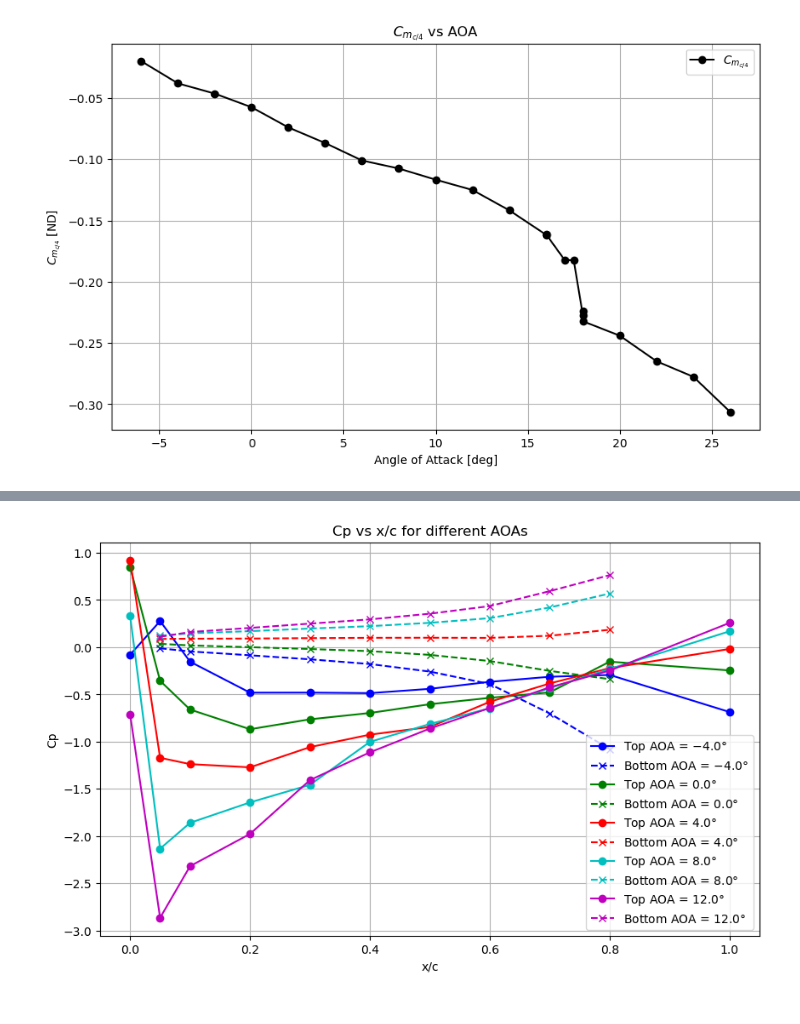
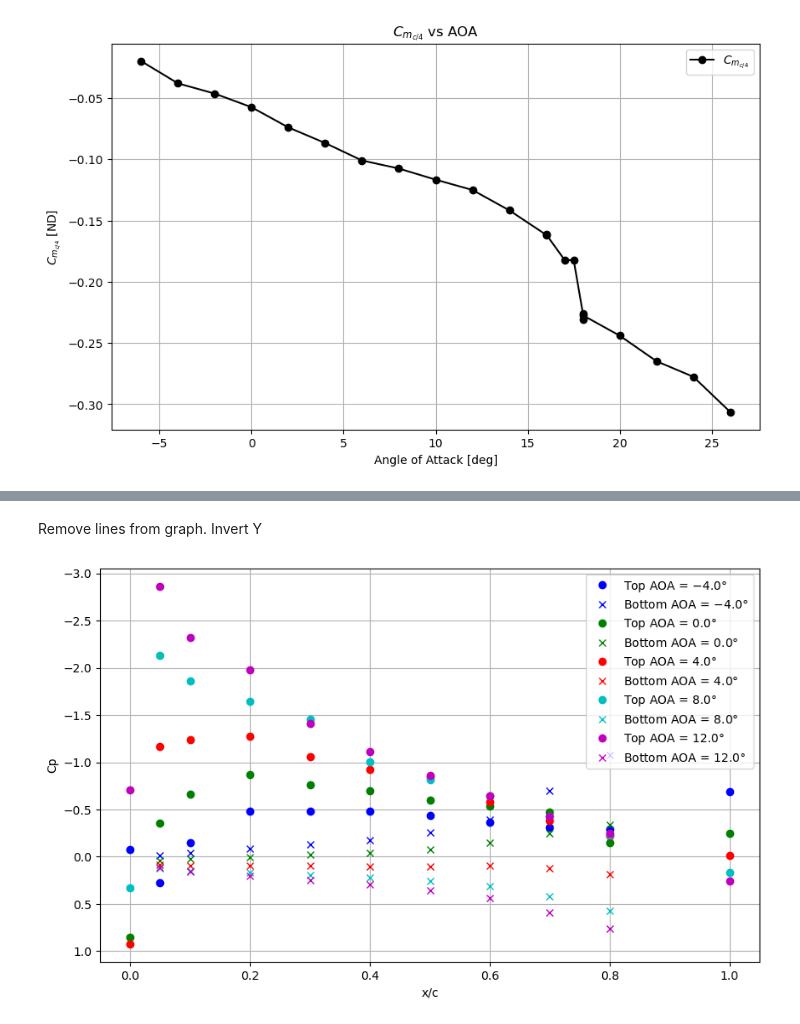
Before and after one commit to insfyre/ae460-fa24-abx, a Jupyter notebook: lab2/calculations.ipynb, the cells around one changed output, grey strips where cells are left out. Saved outputs shown, nothing was run; the diff lists cells and outputs as text; code cells hidden in the pictures.

Commit message:
Cleaned up Cp graphs

```diff
--- a/lab2/calculations.ipynb
+++ b/lab2/calculations.ipynb
@@ -298,6 +298,8 @@ side_data
 | 15 | 22.0 | 0.077091 | 0.95 | 530.37 | 14.331757 | 172113.5156 | 99.9649 |
 | 16 | 24.0 | 0.079183 | 0.95 | 530.37 | 14.331757 | 174433.9219 | 100.2841 |
 | 17 | 26.0 | 0.079299 | 0.95 | 530.37 | 14.331757 | 174562.0625 | 100.3570 |
+# %% [markdown]
+Remove lines from graph. Invert Y
 # %%
 coords = np.array(main_data.columns.values[1:])
 Cps_top = []
@@ -314,37 +316,38 @@ for i, aoa in enumerate(aoas.flatten()):
         cp = p / q_corrected[i]
         if y >= 0:
             cp_temp_top.append(cp)
         else:
             cp_temp_bottom.append(cp)
     Cps_top.append(cp_temp_top)
     Cps_bottom.append(cp_temp_bottom)
 
 Cps_top = np.array(Cps_top)
 Cps_bottom = np.array(Cps_bottom)
 
 # Define the angles of attack to plot
 aoa_idxs_to_plot = [1, 3, 5, 7, 9]
 
 # Define a list of colors for each AOA
 colors = ['b', 'g', 'r', 'c', 'm']
 
 # Create a figure
 plt.figure(figsize=(10, 6))
 
 # Plot Cp values for the specified AOA indexes
 for i, idx in enumerate(aoa_idxs_to_plot):
     color = colors[i % len(colors)]
-    plt.plot([float(coord[0]) for coord in coords if float(coord[1]) >= 0], Cps_top[idx], marker='o', linestyle='-', color=color, label=f'Top AOA = ${aoas[idx][0]}\degree$')
-    plt.plot([float(coord[0]) for coord in coords if float(coord[1]) < 0], Cps_bottom[idx], marker='x', linestyle='--', color=color, label=f'Bottom AOA = ${aoas[idx][0]}\degree$')
+    plt.plot([float(coord[0]) for coord in coords if float(coord[1]) >= 0], Cps_top[idx], marker='o', linestyle='', color=color, label=f'Top AOA = ${aoas[idx][0]}\degree$')
+    plt.plot([float(coord[0]) for coord in coords if float(coord[1]) < 0], Cps_bottom[idx], marker='x', linestyle='', color=color, label=f'Bottom AOA = ${aoas[idx][0]}\degree$')
 
 plt.xlabel('x/c')
 plt.ylabel('Cp')
-plt.title('Cp vs x/c for different AOAs')
+plt.gca().yaxis.set_inverted(True)
+# plt.title('Cp vs x/c for different AOAs')
 plt.legend()
 plt.grid(True)
 plt.show()
 # %% [output]
-[figure, old version]
+[figure, new version]
 # %%
 # Define the angles of attack to plot
 aoas_to_plot = [8, 16, 20, 24]
```
Also changed, not shown: parts of 5 cells of this notebook.
